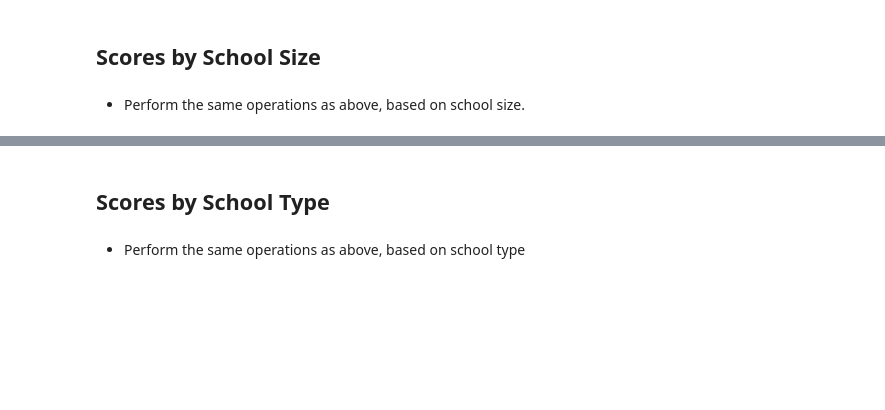
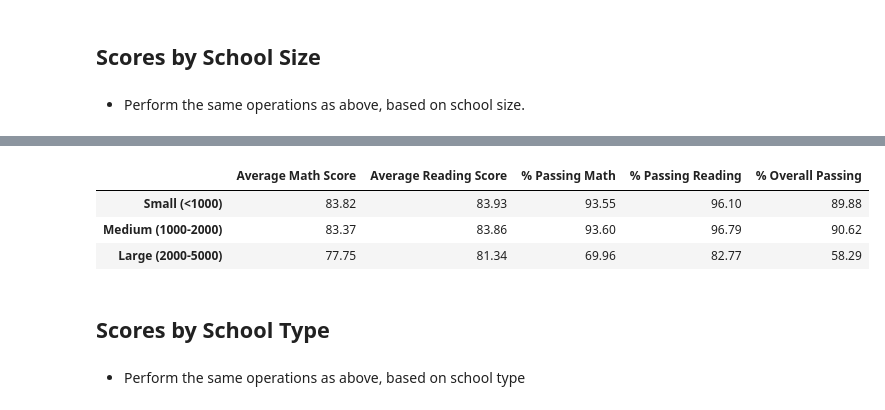
Before and after one commit to TempestCampbell/pandas-challenge, a Jupyter notebook: PyCitySchools/PyCitySchools_starter.ipynb, the cells around one changed output, grey strips where cells are left out. Saved outputs shown, nothing was run; the diff lists cells and outputs as text; code cells hidden in the pictures; blank space fills up the shorter version.

```diff
--- a/PyCitySchools/PyCitySchools_starter.ipynb
+++ b/PyCitySchools/PyCitySchools_starter.ipynb
@@ -365,3 +453,46 @@ NameError: name 'school_name_df' is not defined
+# %%
+#Perform the same operations as above, based on school size.
+
+pop_bins=[0, 1000, 2000, 5000]
+pop_names=['Small (<1000)', 'Medium (1000-2000)', 'Large (2000-5000)']
+
+school_size = total_school_summary_df
+school_size["School Size"] = pd.cut(school_total_students, pop_bins, labels=pop_names)
+# print(school_size)
+
+   # Average Math Score
+pop_math_scores = school_size.groupby(["School Size"]).mean()["Average Math"]
+
+        # Average Reading Score
+pop_reading_scores = school_size.groupby(["School Size"]).mean()["Average Reading"]
+
+        # % Passing Math
+pop_passing_math = school_size.groupby(["School Size"]).mean()["% Math Scores"]
+
+        # % Passing Reading
+pop_passing_reading = school_size.groupby(["School Size"]).mean()["% Reading Scores"]
+
+        # Overall Passing Rate (Average of the above two)
+overall_passing_spending = school_size.groupby(["School Size"]).mean()["% Overall Passing"]
+
+
+pop_summary = pd.DataFrame({"Average Math Score" : spending_math_scores.round(2),
+                                 "Average Reading Score": spending_reading_scores.round(2),
+                                 "% Passing Math": spending_passing_math.round(2),
+                                 "% Passing Reading": spending_passing_reading.round(2),
+                                 "% Overall Passing": overall_passing_spending.round(2)})
+# Minor data munging
+pop_summary = pop_summary[["Average Math Score",
+                                     "Average Reading Score",
+                                     "% Passing Math", "% Passing Reading",
+                                     "% Overall Passing"]]
+# Display results
+pop_summary
+# %% [output]
+|  | Average Math Score | Average Reading Score | % Passing Math | % Passing Reading | % Overall Passing |
+| Small (<1000) | 83.82 | 83.93 | 93.55 | 96.10 | 89.88 |
+| Medium (1000-2000) | 83.37 | 83.86 | 93.60 | 96.79 | 90.62 |
+| Large (2000-5000) | 77.75 | 81.34 | 69.96 | 82.77 | 58.29 |
 # %% [markdown]
 ## Scores by School Type
 # %% [markdown]
```
Also changed, not shown: parts of 12 cells of this notebook.
